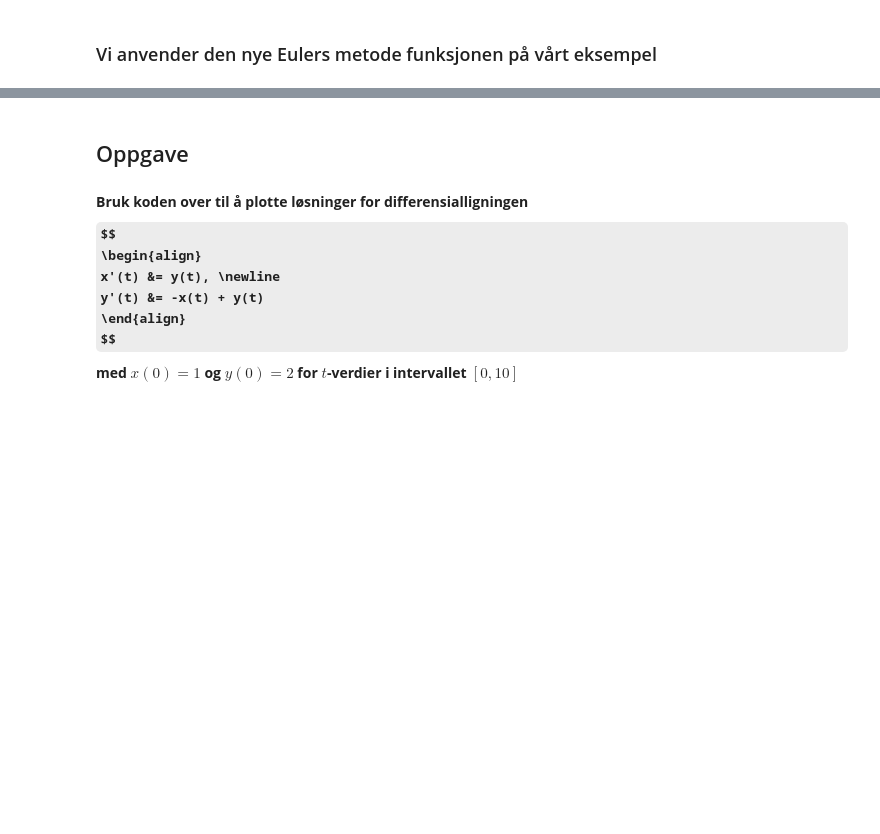
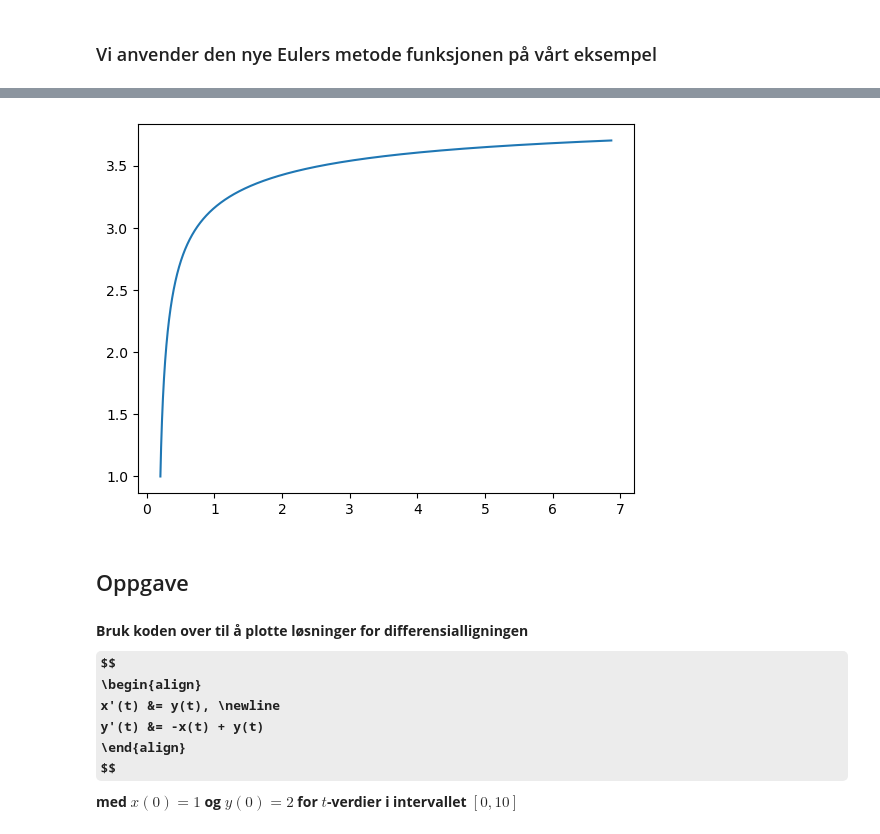
Before and after one commit to mbr085/V26MAT102, a Jupyter notebook: notebooks/uke6/Systemer_av_diffligninger.ipynb, the cells around one changed output, grey strips where cells are left out. Drawn from its saved outputs; the diff is of its cells as text; code cells hidden in the pictures; some formulas as TeX source; blank space fills up the shorter version.

```diff
--- a/notebooks/uke6/Systemer_av_diffligninger.ipynb
+++ b/notebooks/uke6/Systemer_av_diffligninger.ipynb
@@ -191,3 +269,7 @@ plt.legend()
+# %%
+plt.plot(x_values, y_values);
+# %% [output]
+[figure, added]
 # %% [markdown]
 ## Oppgave
 # %% [markdown]
```
Also changed, not shown: parts of 36 cells of this notebook, 3 other files.
